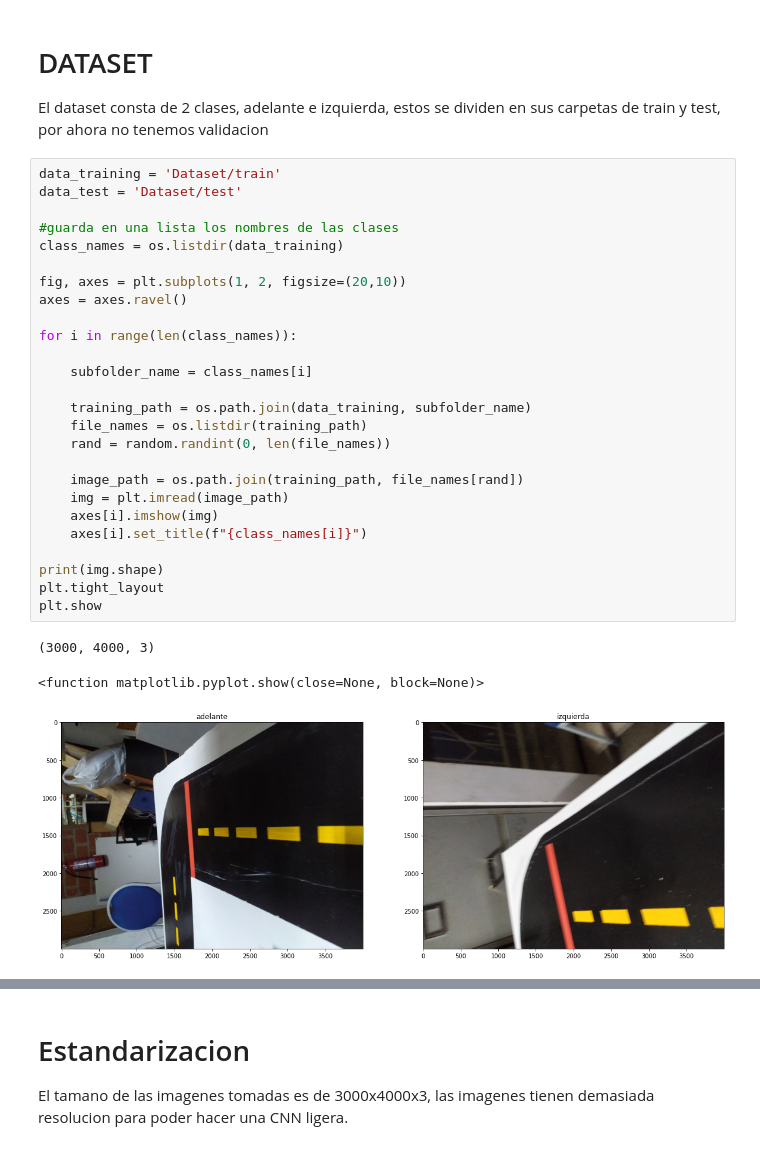
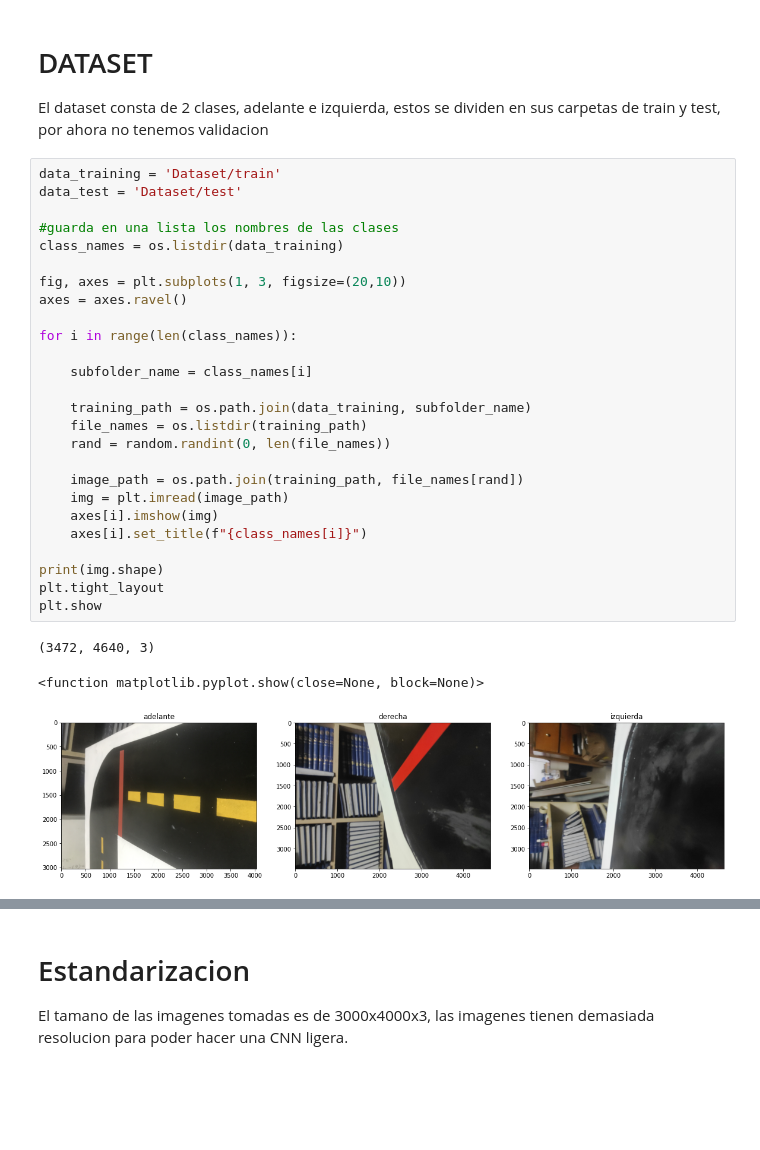
Before and after one commit to JelchLi/visionProyectoFinal, a Jupyter notebook: CNN_direccion.ipynb, the cells around one changed output, grey strips where cells are left out. Drawn from its saved outputs; the diff is of its cells as text; blank space fills up the shorter version.

```diff
--- a/CNN_direccion.ipynb
+++ b/CNN_direccion.ipynb
@@ -48,33 +48,33 @@ El dataset consta de 2 clases, adelante e izquierda, estos se dividen en sus car
 # %%
 data_training = 'Dataset/train'
 data_test = 'Dataset/test'
 
 #guarda en una lista los nombres de las clases
 class_names = os.listdir(data_training)
 
-fig, axes = plt.subplots(1, 2, figsize=(20,10))
+fig, axes = plt.subplots(1, 3, figsize=(20,10))
 axes = axes.ravel()
 
 for i in range(len(class_names)):
 
     subfolder_name = class_names[i]
 
     training_path = os.path.join(data_training, subfolder_name)
     file_names = os.listdir(training_path)
     rand = random.randint(0, len(file_names))
 
     image_path = os.path.join(training_path, file_names[rand])
     img = plt.imread(image_path)
     axes[i].imshow(img)
     axes[i].set_title(f"{class_names[i]}")
 
 print(img.shape)
 plt.tight_layout
 plt.show
 # %% [output]
-(3000, 4000, 3)
+(3472, 4640, 3)
 <function matplotlib.pyplot.show(close=None, block=None)>
-[figure, old version]
+[figure, new version]
 # %%
 count = 0
 total_train = 0
```
Also changed, not shown: parts of 26 cells of this notebook.
